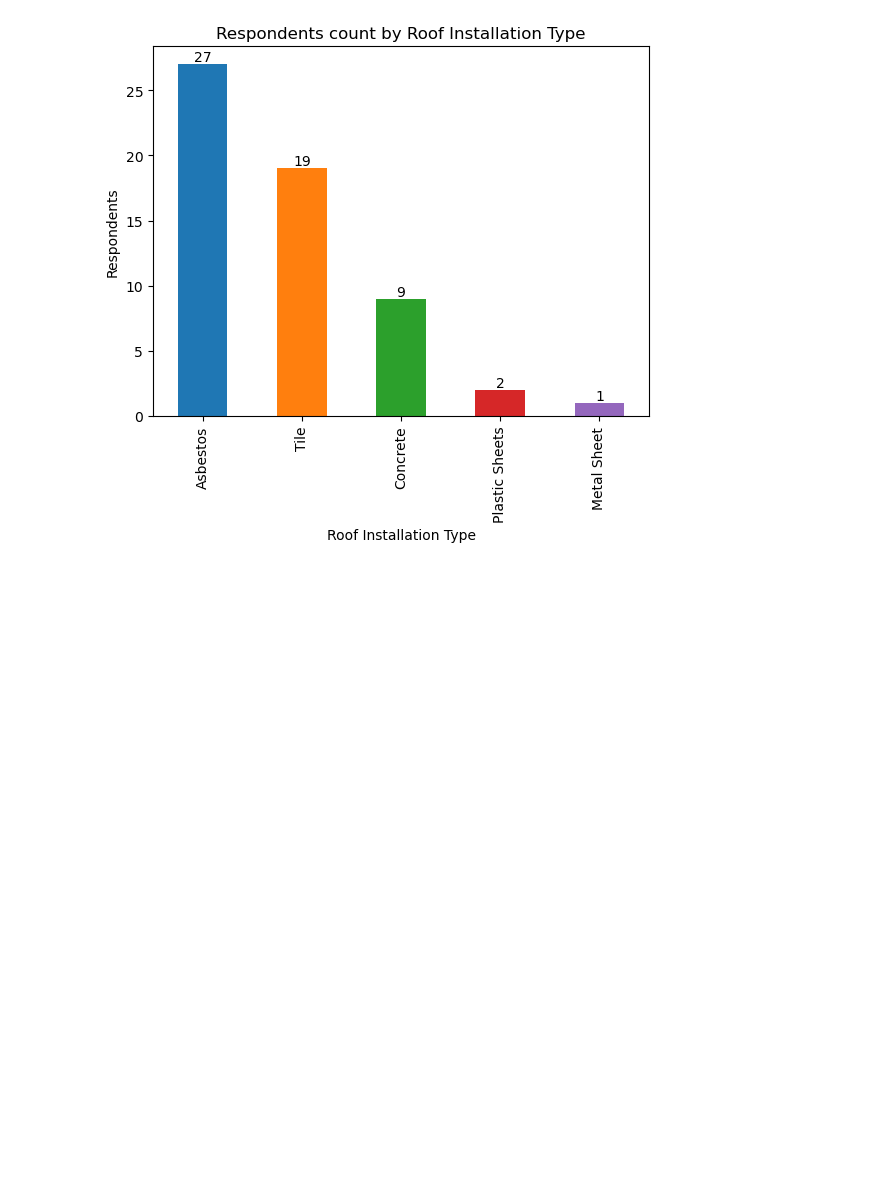
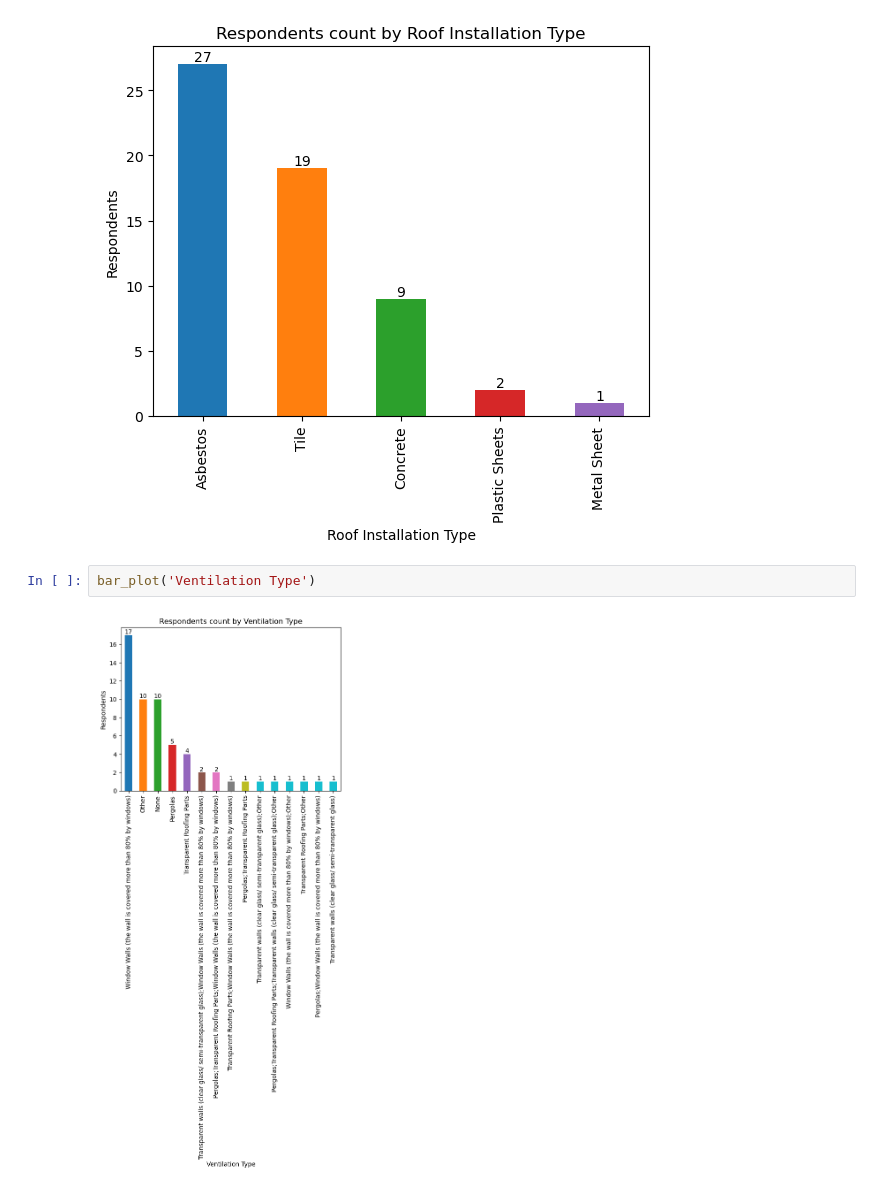
Before and after one commit to pcperera/energy-usage-sri-lanka, a Jupyter notebook: descriptive.ipynb, the cells around one changed output. Cells and saved outputs as stored; diff of their text form; blank space fills up the shorter version.

```diff
--- a/descriptive.ipynb
+++ b/descriptive.ipynb
@@ -91,3 +100,7 @@ bar_plot('Outside Wall Material')
 bar_plot('Roof Installation Type')
 # %% [output]
 [figure]
+# %%
+bar_plot('Ventilation Type')
+# %% [output]
+[figure, added]
```
Also changed, not shown: parts of 7 cells of this notebook.
